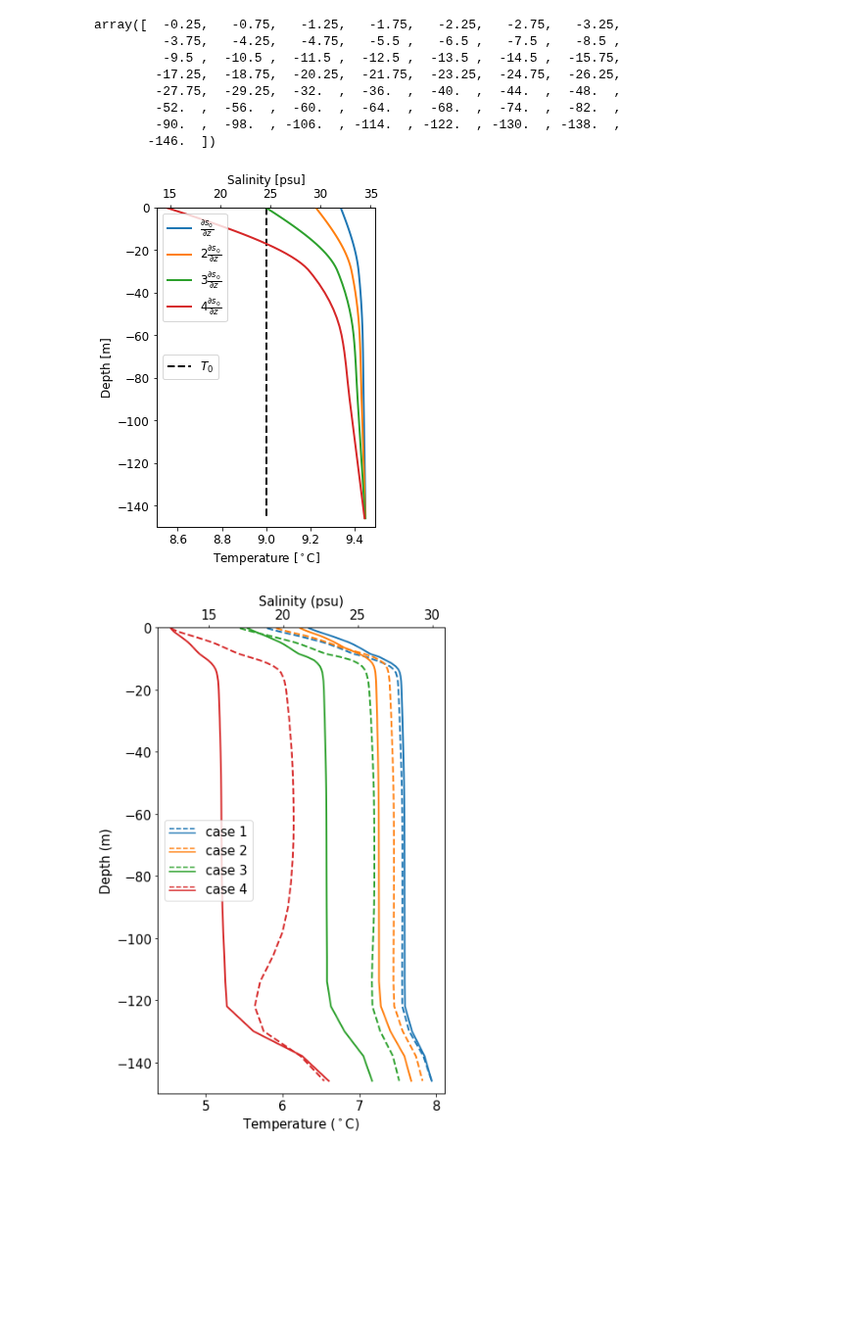
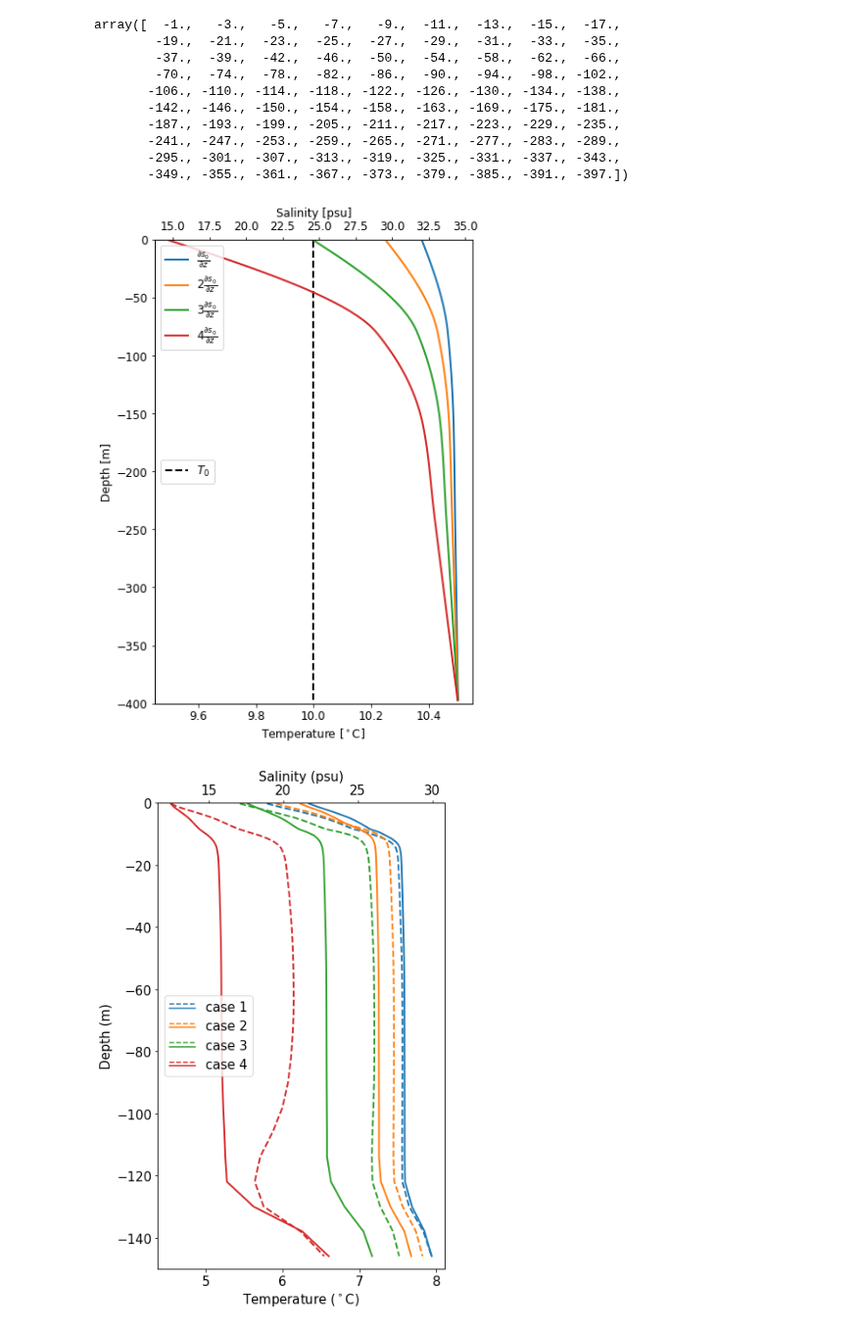
Before and after one commit to weiyangbao/Jupyter-Iceplume, a Jupyter notebook: initial_prof.ipynb, the cells around one changed output. Shown at 98% size. Saved outputs shown, nothing was run; the diff lists cells and outputs as text; code cells hidden in the pictures; blank space fills up the shorter version.

```diff
--- a/initial_prof.ipynb
+++ b/initial_prof.ipynb
@@ -5,10 +5,11 @@ import numpy as np
 import matplotlib.pyplot as plt
 import os
 # %%
-state1 = xr.open_dataset('/Volumes/Extreme SSD/MITgcm outputs/qf700_strat/state_001.nc')
-state2 = xr.open_dataset('/Volumes/Extreme SSD/MITgcm outputs/qf700_strat/state_002.nc')
-state3 = xr.open_dataset('/Volumes/Extreme SSD/MITgcm outputs/qf700_strat/state_003.nc')
-state4 = xr.open_dataset('/Volumes/Extreme SSD/MITgcm outputs/qf700_strat/state_004.nc')
+#'/Volumes/Extreme SSD/MITgcm outputs/qf700_strat/state_001.nc'
+state1 = xr.open_dataset('/Users/weiyangbao/Documents/Model_outputs/4_Sz_maxhs/state_001.nc')
+state2 = xr.open_dataset('/Users/weiyangbao/Documents/Model_outputs/4_Sz_maxhs/state_002.nc')
+state3 = xr.open_dataset('/Users/weiyangbao/Documents/Model_outputs/4_Sz_maxhs/state_003.nc')
+state4 = xr.open_dataset('/Users/weiyangbao/Documents/Model_outputs/4_Sz_maxhs/state_004.nc')
 
 
 s_ini1 = state1.S.data[0,:,:,:]
@@ -35,45 +36,47 @@ depth = state1.Z.data
 # %%
 depth
 # %% [output]
-array([  -0.25,   -0.75,   -1.25,   -1.75,   -2.25,   -2.75,   -3.25,
-         -3.75,   -4.25,   -4.75,   -5.5 ,   -6.5 ,   -7.5 ,   -8.5 ,
-         -9.5 ,  -10.5 ,  -11.5 ,  -12.5 ,  -13.5 ,  -14.5 ,  -15.75,
-        -17.25,  -18.75,  -20.25,  -21.75,  -23.25,  -24.75,  -26.25,
-        -27.75,  -29.25,  -32.  ,  -36.  ,  -40.  ,  -44.  ,  -48.  ,
-        -52.  ,  -56.  ,  -60.  ,  -64.  ,  -68.  ,  -74.  ,  -82.  ,
-        -90.  ,  -98.  , -106.  , -114.  , -122.  , -130.  , -138.  ,
-       -146.  ])
+array([  -1.,   -3.,   -5.,   -7.,   -9.,  -11.,  -13.,  -15.,  -17.,
+        -19.,  -21.,  -23.,  -25.,  -27.,  -29.,  -31.,  -33.,  -35.,
+        -37.,  -39.,  -42.,  -46.,  -50.,  -54.,  -58.,  -62.,  -66.,
+        -70.,  -74.,  -78.,  -82.,  -86.,  -90.,  -94.,  -98., -102.,
+       -106., -110., -114., -118., -122., -126., -130., -134., -138.,
+       -142., -146., -150., -154., -158., -163., -169., -175., -181.,
+       -187., -193., -199., -205., -211., -217., -223., -229., -235.,
+       -241., -247., -253., -259., -265., -271., -277., -283., -289.,
+       -295., -301., -307., -313., -319., -325., -331., -337., -343.,
+       -349., -355., -361., -367., -373., -379., -385., -391., -397.])
 # %%
 xi, yi = 10, 35
 
-fig1 = plt.figure(figsize=(4,6))
+fig1 = plt.figure(figsize=(6,9))
 fig1.tight_layout()
 
 ax1 = fig1.add_subplot(111)
-ax1.set_ylim([-150, 0])
+ax1.set_ylim([-400, 0])
 ax2 = ax1.twiny()
 
 ax1.plot(pt_ini1[:,yi,xi], depth, 'k--', lw=2, label=r'$T_0$')
 ax2.plot(s_ini1[:,yi,xi], depth, '-', lw=2, label=r'$\frac{\partial s_0}{\partial z}$')
 ax2.plot(s_ini2[:,yi,xi], depth, '-', lw=2, label=r'$2\frac{\partial s_0}{\partial z}$')
 ax2.plot(s_ini3[:,yi,xi], depth, '-', lw=2, label=r'$3\frac{\partial s_0}{\partial z}$')
 ax2.plot(s_ini4[:,yi,xi], depth, '-', lw=2, label=r'$4\frac{\partial s_0}{\partial z}$')
 #ax2.plot(s_ini4[:,yi,xi], depth, '-', lw=2, label=r'case 4')
 ax1.legend(loc='center left', fontsize=12)
 ax2.legend(loc='upper left', fontsize=12)
 
 
 ax1.set_ylabel(r'Depth [m]', size=12)
 ax1.set_xlabel(r'Temperature [$^\circ$C]', size=12)
 ax2.set_xlabel(r'Salinity [psu]', size=12)
 
 ax1.yaxis.set_tick_params(labelsize=12)
 ax1.xaxis.set_tick_params(labelsize=12)
 ax2.xaxis.set_tick_params(labelsize=12)
 #ax2.set_xticks(fontsize=15)
 plt.show()
 # %% [output]
-[figure, old version]
+[figure, new version]
 # %%
 xj, yj = 3, 35
 
```
Also changed, not shown: 1 other file.
